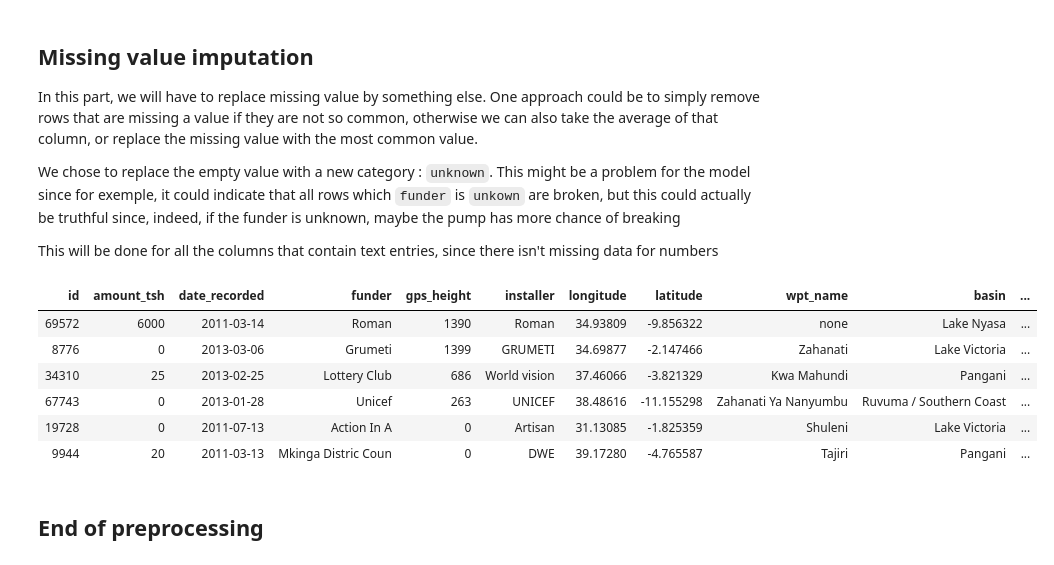
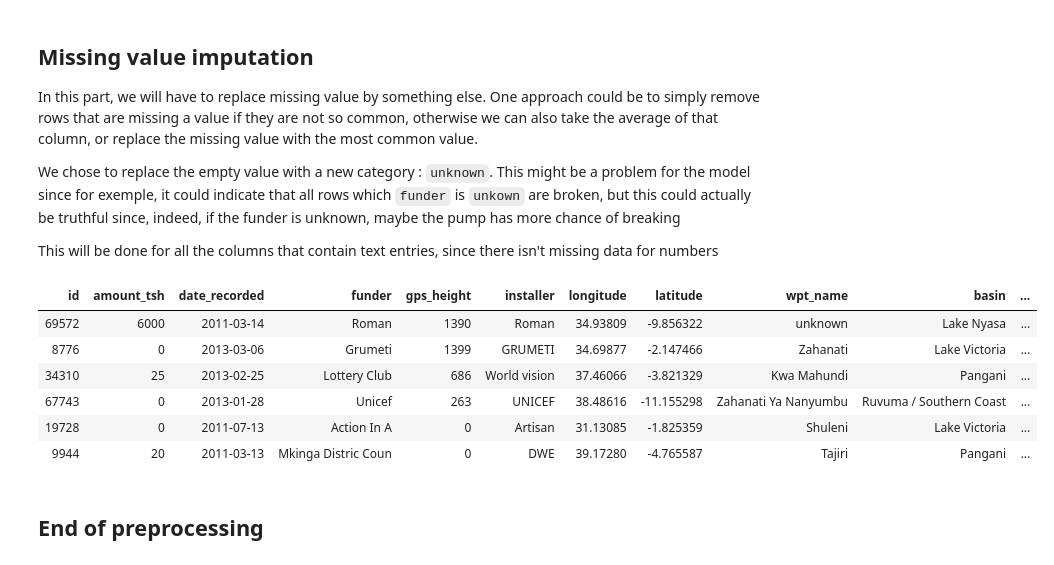
Before and after one commit to nmarotte/F422-fluffy-couscous, a Jupyter notebook: ReportTemplate.ipynb, the cells around one changed output. Drawn from its saved outputs; the diff is of its cells as text; code cells hidden in the pictures.

```diff
--- a/ReportTemplate.ipynb
+++ b/ReportTemplate.ipynb
@@ -368,30 +368,21 @@ In this part, we will have to replace missing value by something else. One appro
 We chose to replace the empty value with a new category : `unknown`. This might be a  problem for the model since for exemple, it could indicate that all rows which `funder` is `unkown` are broken, but this could actually be truthful since, indeed, if the funder is unknown, maybe the pump has more chance of breaking
 
 This will be done for all the columns that contain text entries, since there isn't missing data for numbers
-# %%
-#head(training_set_values, 10)[3, 2]
-empty_check <- c("funder", "installer", "basin", "subvillage", "region", "lga", "ward", "scheme_management", "scheme_name", "permit", "extraction_type", "extraction_type_class", "payment", "water_quality", "quantity", "source", "waterpoint_type", "permit", "public_meeting")
-for (row in 1:nrow(head(training_set_values, 10))){
-    #print(training_set_values[row])
-    for (col in 1:ncol(head(training_set_values, 10))){
-        col_name <- names(training_set_values[row])
-        if (col_name %in% empty_check){
-            if (is.na(training_set_values[row, col])){
-                print(paste("Changing"))
-                training_set_values[row, col] = as.factor("unknown")
-            }
-        }
-    }
-}
-head(training_set_values)
-# %% [output]
-| id | amount_tsh | date_recorded | funder | gps_height | installer | longitude | latitude | wpt_name | basin | ... |
-| 69572 | 6000 | 2011-03-14 | Roman | 1390 | Roman | 34.93809 | -9.856322 | none | Lake Nyasa | ... |
-| 8776 | 0 | 2013-03-06 | Grumeti | 1399 | GRUMETI | 34.69877 | -2.147466 | Zahanati | Lake Victoria | ... |
-| 34310 | 25 | 2013-02-25 | Lottery Club | 686 | World vision | 37.46066 | -3.821329 | Kwa Mahundi | Pangani | ... |
-| 67743 | 0 | 2013-01-28 | Unicef | 263 | UNICEF | 38.48616 | -11.155298 | Zahanati Ya Nanyumbu | Ruvuma / Southern Coast | ... |
-| 19728 | 0 | 2011-07-13 | Action In A | 0 | Artisan | 31.13085 | -1.825359 | Shuleni | Lake Victoria | ... |
-| 9944 | 20 | 2011-03-13 | Mkinga Distric Coun | 0 | DWE | 39.17280 | -4.765587 | Tajiri | Pangani | ... |
+# %%
+# Replacing NA values with "unknown"
+i <- sapply(training_set_values, is.factor)
+training_set_values[i] <- lapply(training_set_values[i], as.character)
+training_set_values[is.na(training_set_values)] <- "unknown"
+training_set_values[i] <- lapply(training_set_values[i], as.factor)
+head(training_set_values)
+# %% [output]
+| id | amount_tsh | date_recorded | funder | gps_height | installer | longitude | latitude | wpt_name | basin | ... |
+| 69572 | 6000 | 2011-03-14 | Roman | 1390 | Roman | 34.93809 | -9.856322 | unknown | Lake Nyasa | ... |
+| 8776 | 0 | 2013-03-06 | Grumeti | 1399 | GRUMETI | 34.69877 | -2.147466 | Zahanati | Lake Victoria | ... |
+| 34310 | 25 | 2013-02-25 | Lottery Club | 686 | World vision | 37.46066 | -3.821329 | Kwa Mahundi | Pangani | ... |
+| 67743 | 0 | 2013-01-28 | Unicef | 263 | UNICEF | 38.48616 | -11.155298 | Zahanati Ya Nanyumbu | Ruvuma / Southern Coast | ... |
+| 19728 | 0 | 2011-07-13 | Action In A | 0 | Artisan | 31.13085 | -1.825359 | Shuleni | Lake Victoria | ... |
+| 9944 | 20 | 2011-03-13 | Mkinga Distric Coun | 0 | DWE | 39.17280 | -4.765587 | Tajiri | Pangani | ... |
 # %% [markdown]
 ## End of preprocessing
 # %% [markdown]
```
Also changed, not shown: parts of 15 cells of this notebook, 3 other files.
